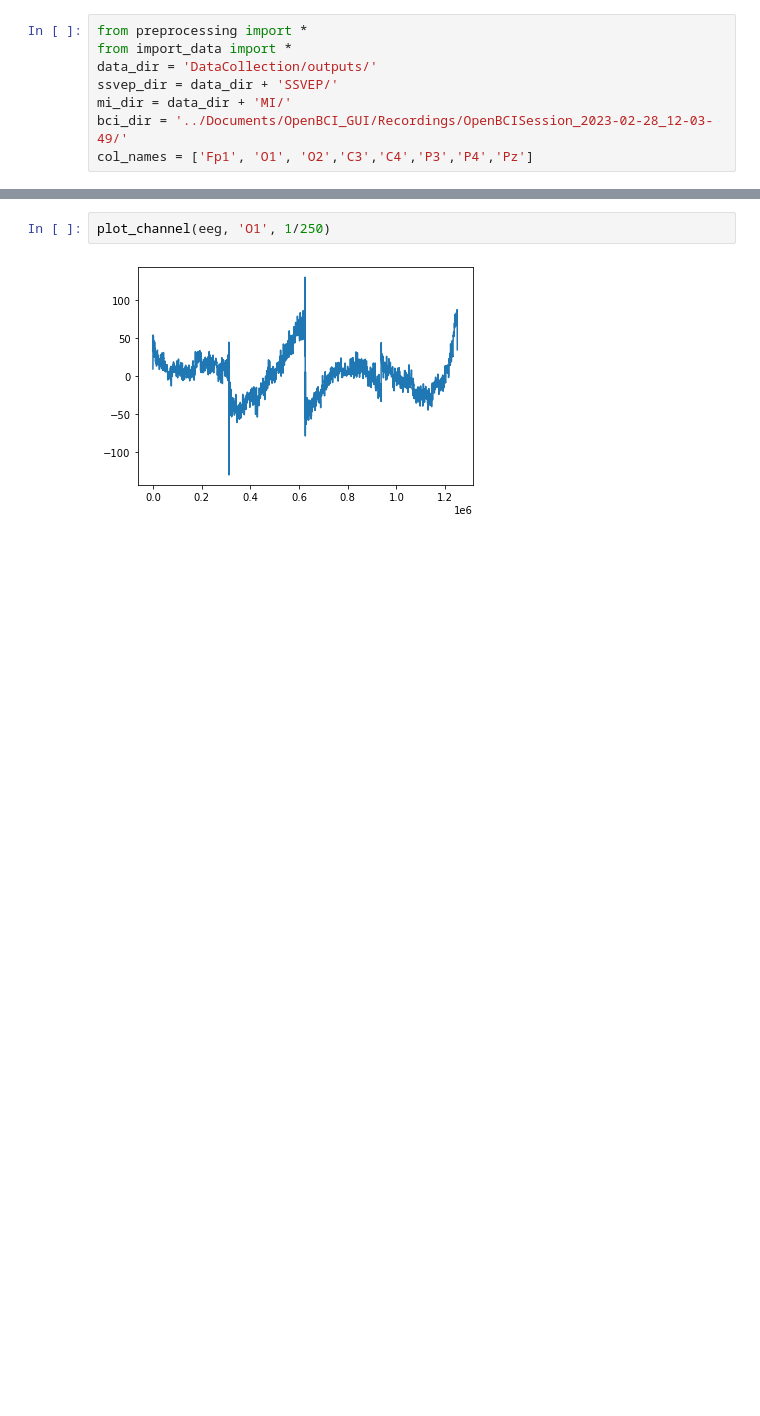
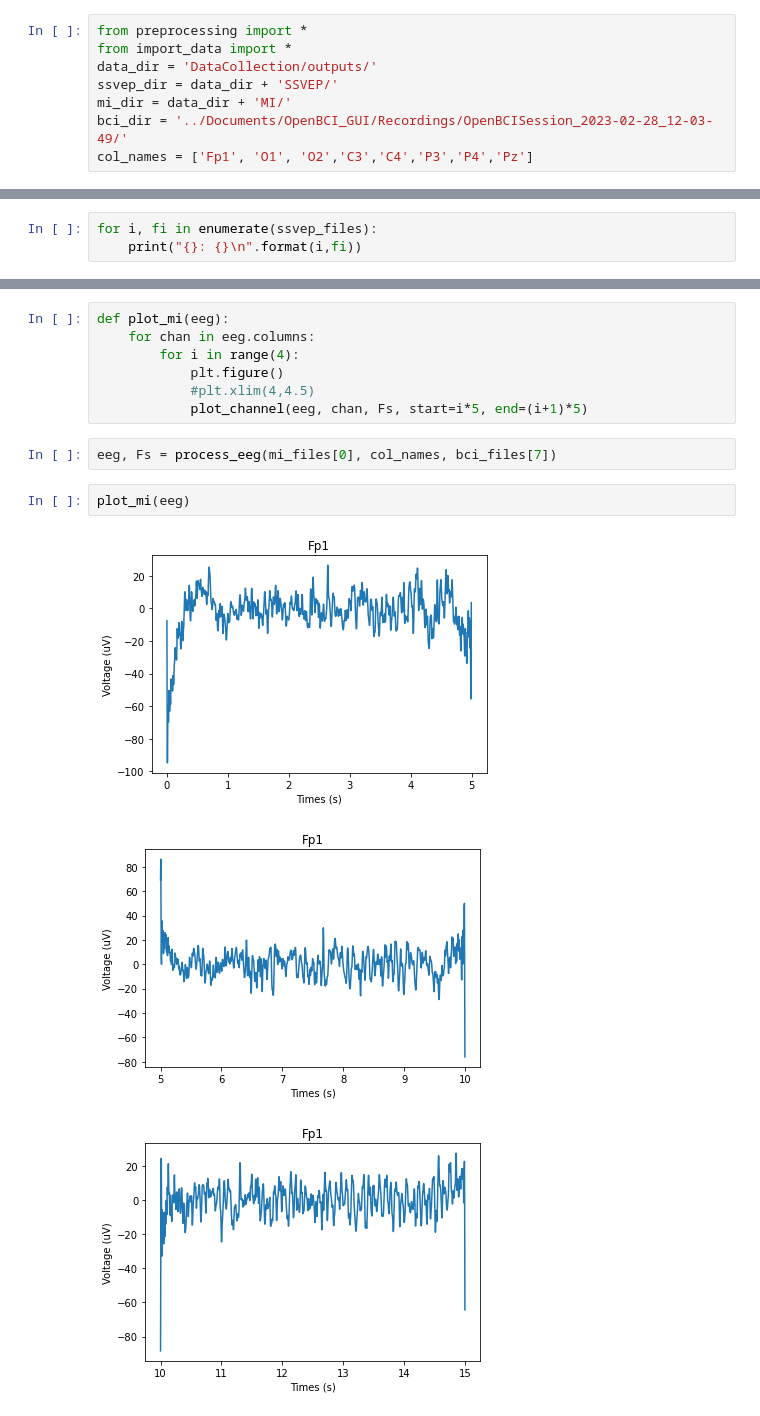
Before and after one commit to jjjoelle/Spelling-BeeCI, a Jupyter notebook: eeg_demo.ipynb, the cells around one changed output, grey strips where cells are left out. Drawn from its saved outputs; the diff is of its cells as text; blank space fills up the shorter version.

```diff
--- a/eeg_demo.ipynb
+++ b/eeg_demo.ipynb
@@ -17 +19,4 @@ mi_files = get_files(mi_dir)
 bci_files = get_files(bci_dir)
+# %%
+for i, fi in enumerate(ssvep_files):
+    print("{}: {}\n".format(i,fi))
@@ -20,4 +60,15 @@ eeg = process_eeg(mi_files[0], col_names, bci_files[7])
 # %%
-plot_channel(eeg, 'O1', 1/250)
+def plot_mi(eeg):
+    for chan in eeg.columns:
+        for i in range(4):
+            plt.figure()
+            #plt.xlim(4,4.5)
+            plot_channel(eeg, chan, Fs, start=i*5, end=(i+1)*5)
-# %% [output]
-[figure, removed]
+# %%
+eeg, Fs = process_eeg(mi_files[0], col_names, bci_files[7])
+# %%
+plot_mi(eeg)
+# %% [output]
+[figure, added]
+[figure, added]
+[figure, added]
```
Also changed, not shown: parts of 9 cells of this notebook, 1 other file.
